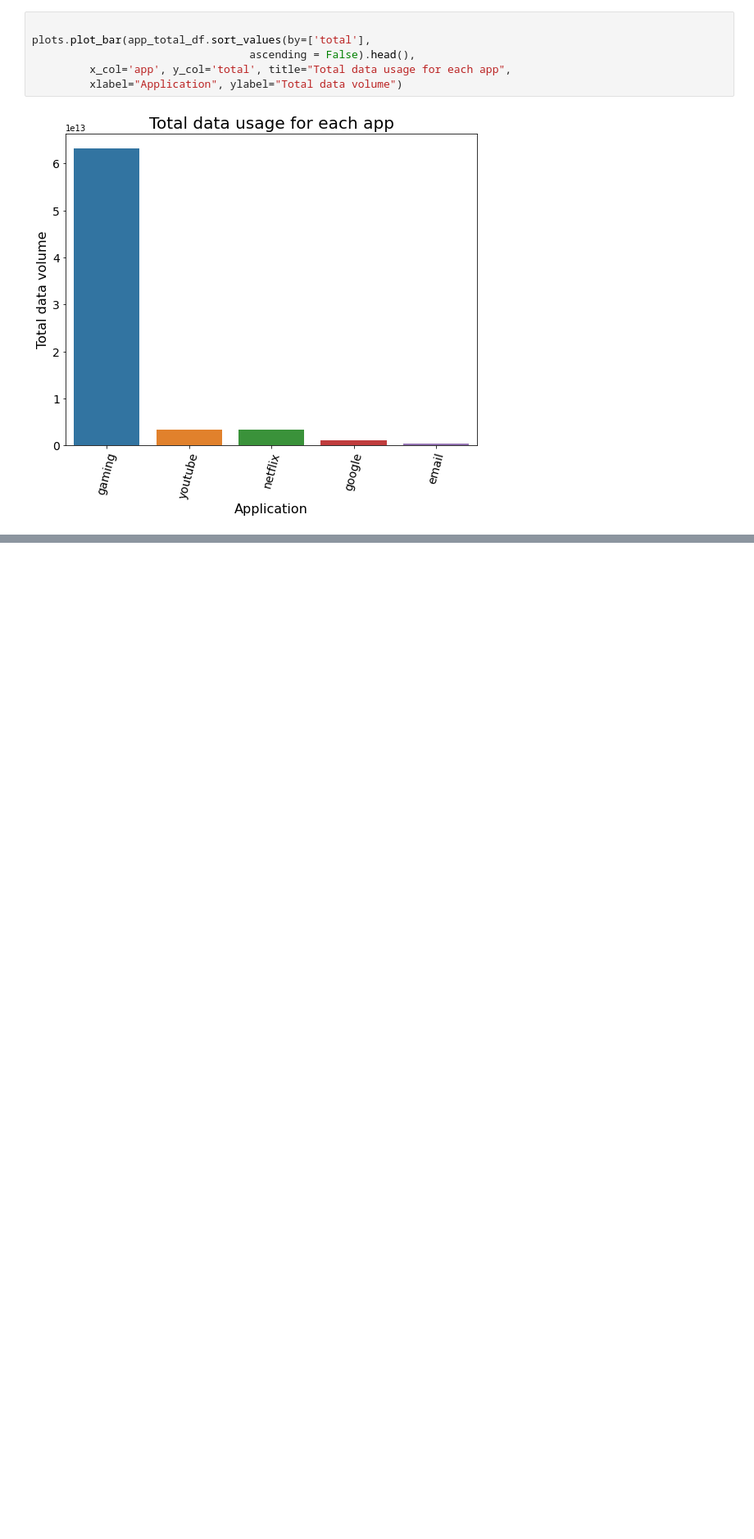
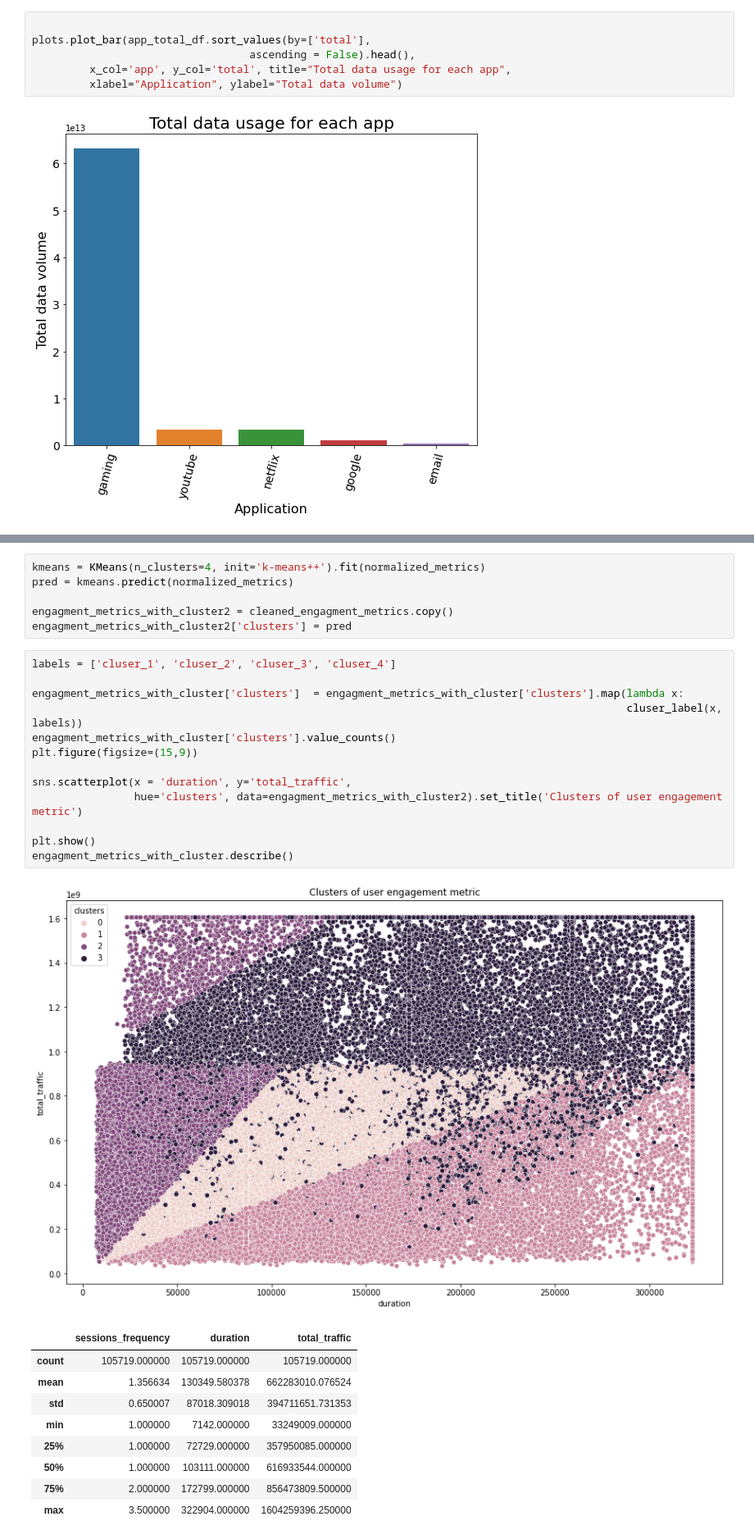
Before and after one commit to educhinski/telecom_data_analysis, a Jupyter notebook: Notebooks/UserEngagementAnalysis.ipynb, the cells around one changed output, grey strips where cells are left out. Shown at 82% size. Drawn from its saved outputs; the diff is of its cells as text; blank space fills up the shorter version.

```diff
--- a/Notebooks/UserEngagementAnalysis.ipynb
+++ b/Notebooks/UserEngagementAnalysis.ipynb
@@ -399,0 +453,30 @@ plots.plot_bar(app_total_df.sort_values(by=['total'],
+# %%
+kmeans = KMeans(n_clusters=4, init='k-means++').fit(normalized_metrics)
+pred = kmeans.predict(normalized_metrics)
+
+engagment_metrics_with_cluster2 = cleaned_engagment_metrics.copy()
+engagment_metrics_with_cluster2['clusters'] = pred
+# %%
+labels = ['cluser_1', 'cluser_2', 'cluser_3', 'cluser_4']
+
+engagment_metrics_with_cluster['clusters']  = engagment_metrics_with_cluster['clusters'].map(lambda x:
+                                                                                             cluser_label(x, labels))
+engagment_metrics_with_cluster['clusters'].value_counts()
+plt.figure(figsize=(15,9))
+
+sns.scatterplot(x = 'duration', y='total_traffic',
+                hue='clusters', data=engagment_metrics_with_cluster2).set_title('Clusters of user engagement metric')
+
+plt.show()
+engagment_metrics_with_cluster.describe()
+# %% [output]
+[figure, added]
+|  | sessions_frequency | duration | total_traffic |
+| count | 105719.000000 | 105719.000000 | 105719.000000 |
+| mean | 1.356634 | 130349.580378 | 662283010.076524 |
+| std | 0.650007 | 87018.309018 | 394711651.731353 |
+| min | 1.000000 | 7142.000000 | 33249009.000000 |
+| 25% | 1.000000 | 72729.000000 | 357950085.000000 |
+| 50% | 1.000000 | 103111.000000 | 616933544.000000 |
+| 75% | 2.000000 | 172799.000000 | 856473809.500000 |
+| max | 3.500000 | 322904.000000 | 1604259396.250000 |
```
Also changed, not shown: parts of 6 cells of this notebook, 1 other file.
